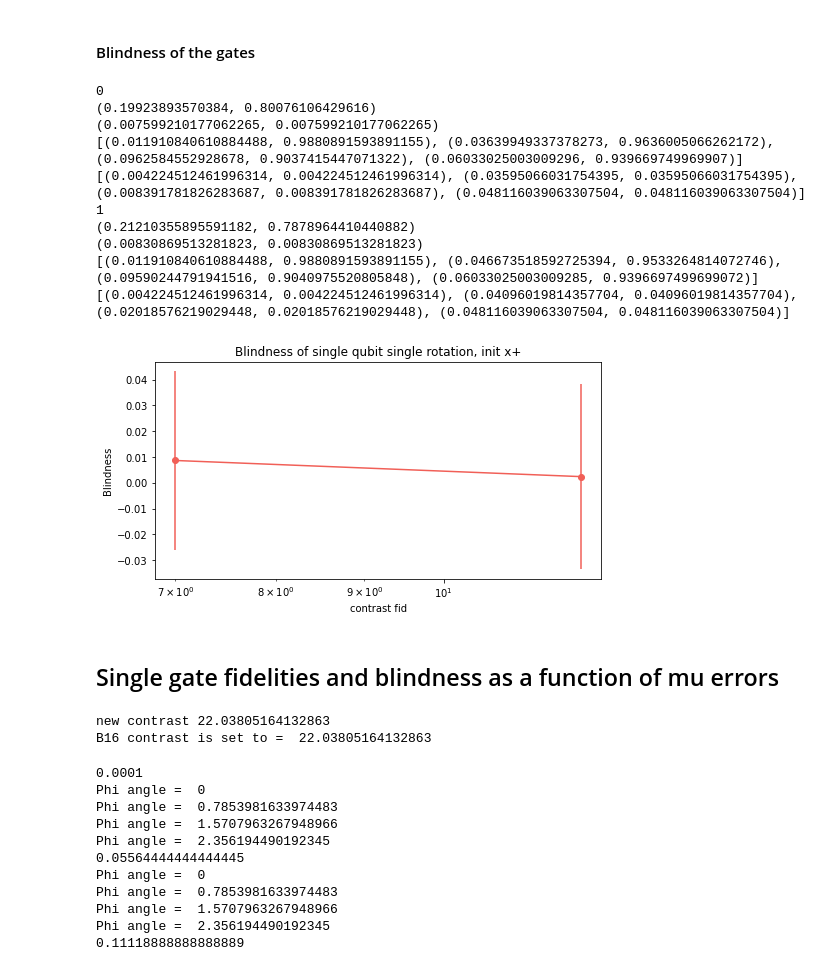
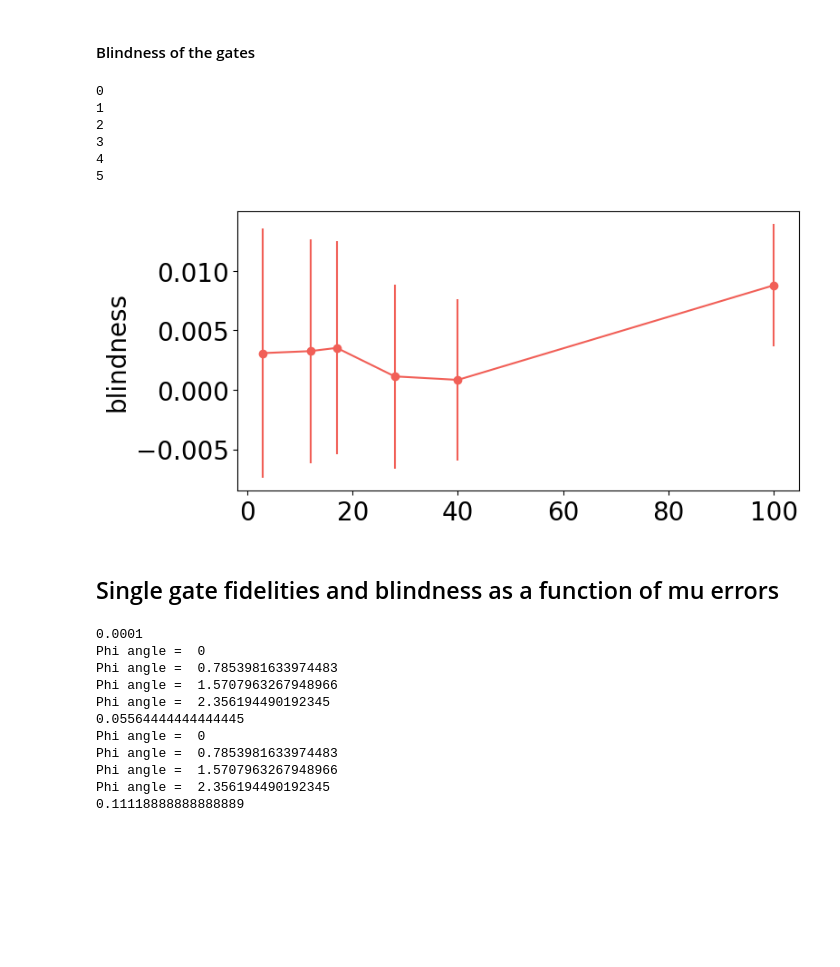
Before and after one commit to lukingroup/simnet, a Jupyter notebook: Notebooks/Blind_SingleNode_errorSources.ipynb, the cells around one changed output. Saved outputs shown, nothing was run; the diff lists cells and outputs as text; code cells hidden in the pictures; blank space fills up the shorter version.

```diff
--- a/Notebooks/Blind_SingleNode_errorSources.ipynb
+++ b/Notebooks/Blind_SingleNode_errorSources.ipynb
@@ -68,5 +72,5 @@ Node B contrast =  71.9912989176812
 # %%
-b16_contrast = 25 # range 18 - 30
+b16_contrast = 22 # range 18 - 30
 g12_contrast = 20 # range 12 - 20
 
 siv_b.set_contrast(b16_contrast)
@@ -412,7 +430,7 @@ def blindness_singleRot(rho_array_cl):
 # %% [markdown]
 ## Single gate fidelities and blindness as a function of contrast errors
 # %%
-contrast_list = np.array([ 7., 12., 25, 40, 100])
+contrast_list = np.array([ 3., 12., 17, 28, 40, 100])
 phi1 = [0, np.pi/4, np.pi/2, 3*np.pi/4]
 phi2 = 0
 phi3 = 0
@@ -420,32 +458,19 @@ el_initial_xp  = qt.ket2dm((qt.basis(2,0)+ qt.basis(2,1)).unit())
 # %%
-# redoing the structure to make calculations faster. Scan mw first, then phi then n rounds
-# do calculations on all of the matricies, don't save
-# do errors properly
-
-imperfections ={'contrast_noise': 0, #(0 not noisy or 1 noisy)
-                'contrast': 'real', #'real'
-                'tdinoise': 0, #np.pi/25, #'real'
-                'mw': 'perfect', # or perfect
-                'mw_noise': 0, #(0 is stable or 1 noisy/underotates overroates every experimental shot)
-                'mw_fid_num': [1, 1] # default fidelities
-               }
-
 cluster_state_length = 1
 
-n_rounds = 40
+n_rounds = 100
 n_col = 6
-mu = 0.0000001
 
 rates_apd1_apd2_angle = np.empty((0, 2), dtype=float)
 rho_contr_phi_n_array_s = np.empty((0, len(phi1), n_rounds, 2, 2), dtype=complex)
 rho_contr_phi_n_array_cl = np.empty((0, len(phi1), n_rounds, 2, 2), dtype=complex)
+real_contrasts = np.empty((0, 2), dtype=float)
 
 #phi list
 for i in range(len(contrast_list)):
     contrast = contrast_list[i]
 
     print(contrast)
-    real_contrasts = np.empty((0, 2), dtype=float)
 
     # move SiV in B16 to a new contrast location
     siv_b.set_contrast(contrast)
@@ -465,8 +490,9 @@ for i in range(len(contrast_list)):
         print("Phi angle = ", phi1e)
         for i in range(n_rounds):
             rho_init_xp = sim.single_node_electron_exp(el_initial_xp, imperfections, cluster_state_length, phi1e, phi1, phi3, mu)
-            rho_n_array_s = np.append(rho_n_array_s, [rho_init_xp[0]], axis = 0)
-            rho_n_array_cl = np.append(rho_n_array_cl, [(qt.sigmaz()**(rho_init_xp[1]))*rho_init_xp[0]*(qt.sigmaz()**(rho_init_xp[1]))], axis = 0)
+            rho_n_array_s = np.append(rho_n_array_s, [rho_init_xp[0].full()], axis = 0)
+            rho_cor = (qt.sigmaz()**(rho_init_xp[1]))*rho_init_xp[0]*(qt.sigmaz()**(rho_init_xp[1]))
+            rho_n_array_cl = np.append(rho_n_array_cl, [rho_cor.full()], axis = 0)
         rates_apd1_apd2 = np.append(rates_apd1_apd2, [rho_init_xp[2:4]])
 
         rho_phi_n_array_s = np.vstack([rho_phi_n_array_s, [rho_n_array_s]])
@@ -584,42 +632,37 @@ for i in range(len(contrast_list)):
     rho_tot_lambdas = (eigen_tot[0], eigen_tot[1])
     rho_lambdas = [(eig_eta_array[i], eig_eta_array[i+1]) for i in range(0, len(eig_eta_array), 2)]
     rho_sigma_lambdas =  [(value, value) for value in eigen_phi_std_array]
-    print(rho_tot_lambdas)
-    print(rho_tot_sigma_lambdas)
-    print(rho_lambdas)
-    print(rho_sigma_lambdas)
 
     hv_std = holevo_bound_uncertainty_1q(rho_tot_lambdas, rho_tot_sigma_lambdas, rho_lambdas, rho_sigma_lambdas)
     hol_ave = np.append(hol_ave, hv_tot)
     hol_err = np.append(hol_err, hv_std)
 # %% [output]
 0
-(0.19923893570384, 0.80076106429616)
-(0.007599210177062265, 0.007599210177062265)
-[(0.011910840610884488, 0.9880891593891155), (0.03639949337378273, 0.9636005066262172), (0.0962584552928678, 0.9037415447071322), (0.06033025003009296, 0.939669749969907)]
-[(0.004224512461996314, 0.004224512461996314), (0.03595066031754395, 0.03595066031754395), (0.008391781826283687, 0.008391781826283687), (0.048116039063307504, 0.048116039063307504)]
 1
-(0.21210355895591182, 0.7878964410440882)
-(0.00830869513281823, 0.00830869513281823)
-[(0.011910840610884488, 0.9880891593891155), (0.046673518592725394, 0.9533264814072746), (0.09590244791941516, 0.9040975520805848), (0.06033025003009285, 0.9396697499699072)]
-[(0.004224512461996314, 0.004224512461996314), (0.04096019814357704, 0.04096019814357704), (0.02018576219029448, 0.02018576219029448), (0.048116039063307504, 0.048116039063307504)]
+2
+3
+4
+5
 # %%
+font = 20
 plt.figure(figsize=(8, 4))
 plt.plot(contrast_list, hol_ave, color=c1)
-plt.errorbar(contrast_list,  hol_ave, yerr= hol_err,  fmt='o', color=c1)
+plt.errorbar(contrast_list, hol_ave, yerr=hol_err, fmt='o', color=c1)
 
-#Add labels and title
-plt.xlabel('contrast fid')
-plt.xscale('log')
-plt.ylabel('Blindness')
-plt.title('Blindness of single qubit single rotation, init x+')
+# Add labels and title with specified font size
+# plt.xlabel('Contrast fidelity', fontsize=font)
+plt.ylabel('blindness', fontsize=font)
+
+# Adjust tick label sizes
+plt.xticks(fontsize=font)
+plt.yticks(fontsize=font)
+
 plt.savefig('/Users/azizasuleymanzade/Lukin SiV Dropbox/Aziza azizasuleymanzade@g.harvard.edu/bqc_paper/Simulation/SimulationCode/OutputFiles/BlindComputing/Fig1/Figures/PaperFigs/Blind_xpinit_mu0002_vs_contrast.pdf', format='pdf')   # Save as PDF
-
 
 # Show the plot
 plt.show()
 # %% [output]
-[figure, old version]
+[figure, new version]
 # %% [markdown]
 ## Single gate fidelities and blindness as a function of mu errors
 # %%
@@ -629,13 +672,3 @@ phi1 = [0, np.pi/4, np.pi/2, 3*np.pi/4]
 phi2 = 0
 phi3 = 0
 el_initial_xp  = qt.ket2dm((qt.basis(2,0)+ qt.basis(2,1)).unit())
-# %%
-b16_contrast = 25 # range 18 - 30
-g12_contrast = 20 # range 12 - 20
-
-siv_b.set_contrast(b16_contrast)
-actual_contrast_b16 = siv_b.get_best_contrast()
-print("B16 contrast is set to = ", actual_contrast_b16)
-# %% [output]
-new contrast 22.03805164132863
-B16 contrast is set to =  22.03805164132863
```
Also changed, not shown: parts of 28 cells of this notebook, 2 other files.
